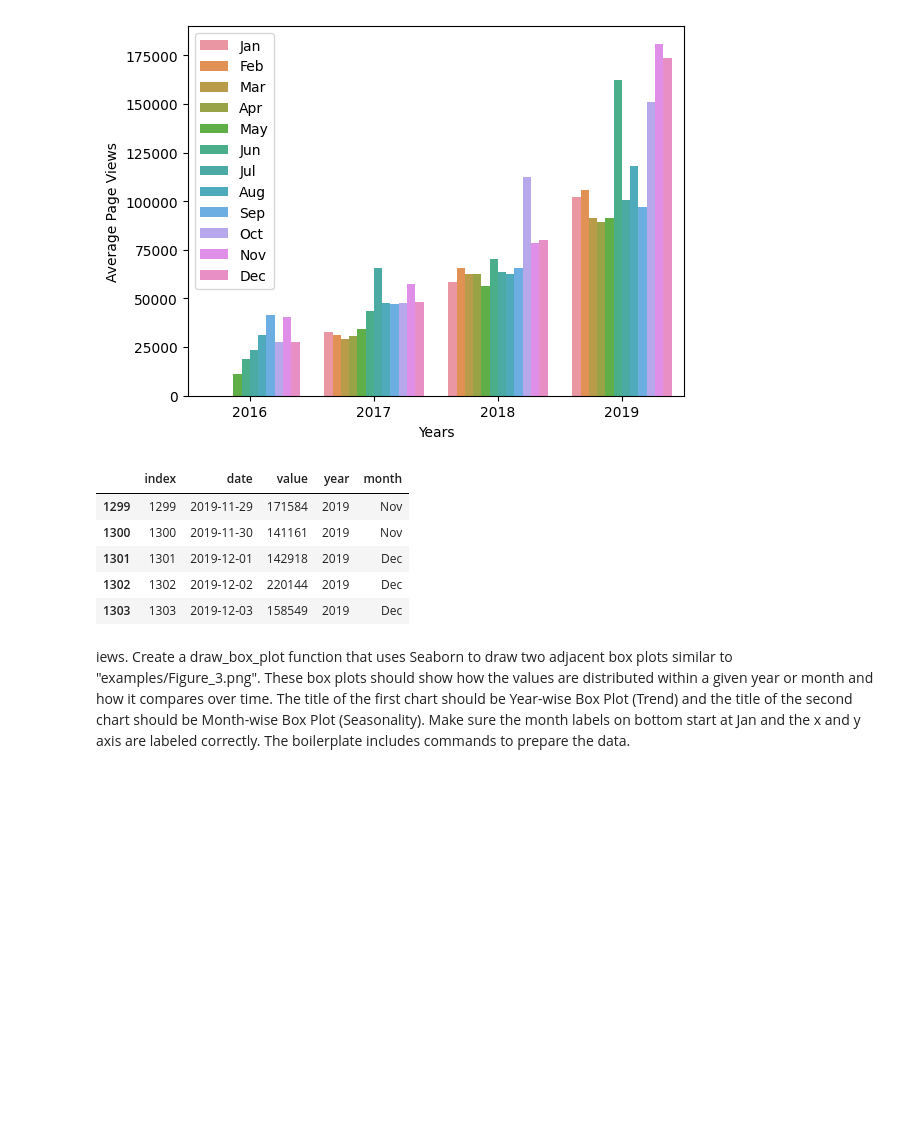
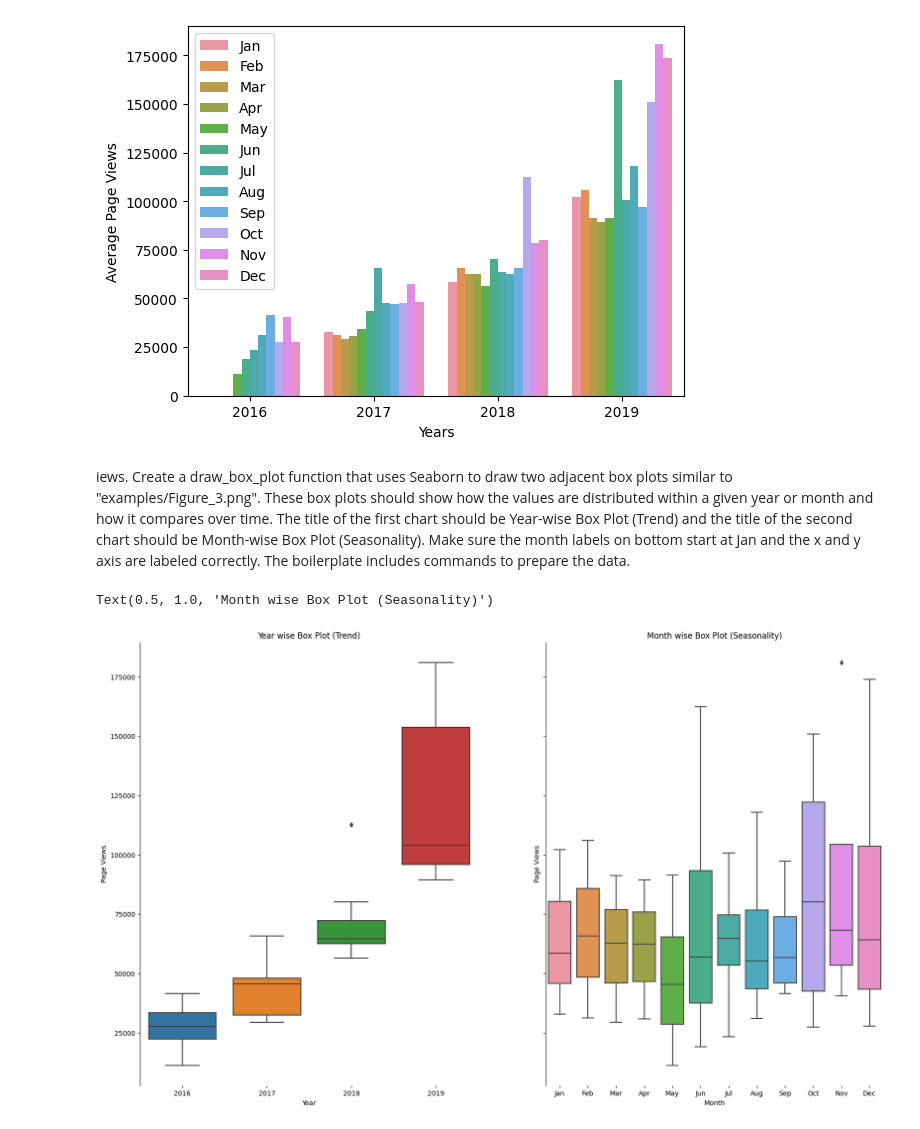
Before and after one commit to Beatrix-droid/Free-code-Camp-Data-Analysis-with-Python, a Jupyter notebook: time_jupiter.ipynb, the cells around one changed output. Drawn from its saved outputs; the diff is of its cells as text; code cells hidden in the pictures; blank space fills up the shorter version.

Commit message:
finished initial creation of boxplot

```diff
--- a/time_jupiter.ipynb
+++ b/time_jupiter.ipynb
@@ -66,20 +66,20 @@ plt.legend()
 # %% [output]
 <matplotlib.legend.Legend at 0x...>
 [figure]
-# %%
-df_box = df.copy()
-df_box.reset_index(inplace=True)
-df_box['year'] = [d.year for d in df_box.date]
-df_box['month'] = [d.strftime('%b') for d in df_box.date]
-
-df_box.tail()
-# %% [output]
-|  | index | date | value | year | month |
-| 1299 | 1299 | 2019-11-29 | 171584 | 2019 | Nov |
-| 1300 | 1300 | 2019-11-30 | 141161 | 2019 | Nov |
-| 1301 | 1301 | 2019-12-01 | 142918 | 2019 | Dec |
-| 1302 | 1302 | 2019-12-02 | 220144 | 2019 | Dec |
-| 1303 | 1303 | 2019-12-03 | 158549 | 2019 | Dec |
 # %% [markdown]
 iews.
 Create a draw_box_plot function that uses Seaborn to draw two adjacent box plots similar to "examples/Figure_3.png". These box plots should show how the values are distributed within a given year or month and how it compares over time. The title of the first chart should be Year-wise Box Plot (Trend) and the title of the second chart should be Month-wise Box Plot (Seasonality). Make sure the month labels on bottom start at Jan and the x and y axis are labeled correctly. The boilerplate includes commands to prepare the data.
+# %%
+sorted_df.rename(columns={'month': 'Month', 'year': 'Year', "count": "Page Views"}, inplace=True)
+
+fig, axes = plt.subplots(1, 2, sharey=True, figsize=(20,12))
+axes[0].set_title("Year wise Box Plot (Trend)")
+sns.boxplot(ax=axes[0], data=sorted_df, x='Year', y='Page Views')
+sns.boxplot(ax=axes[1], data=sorted_df, x='Month', y='Page Views')
+sns.despine()
+sns.despine(bottom=True)
+
+axes[1].set_title("Month wise Box Plot (Seasonality)")
+# %% [output]
+Text(0.5, 1.0, 'Month wise Box Plot (Seasonality)')
+[figure, added]
```
